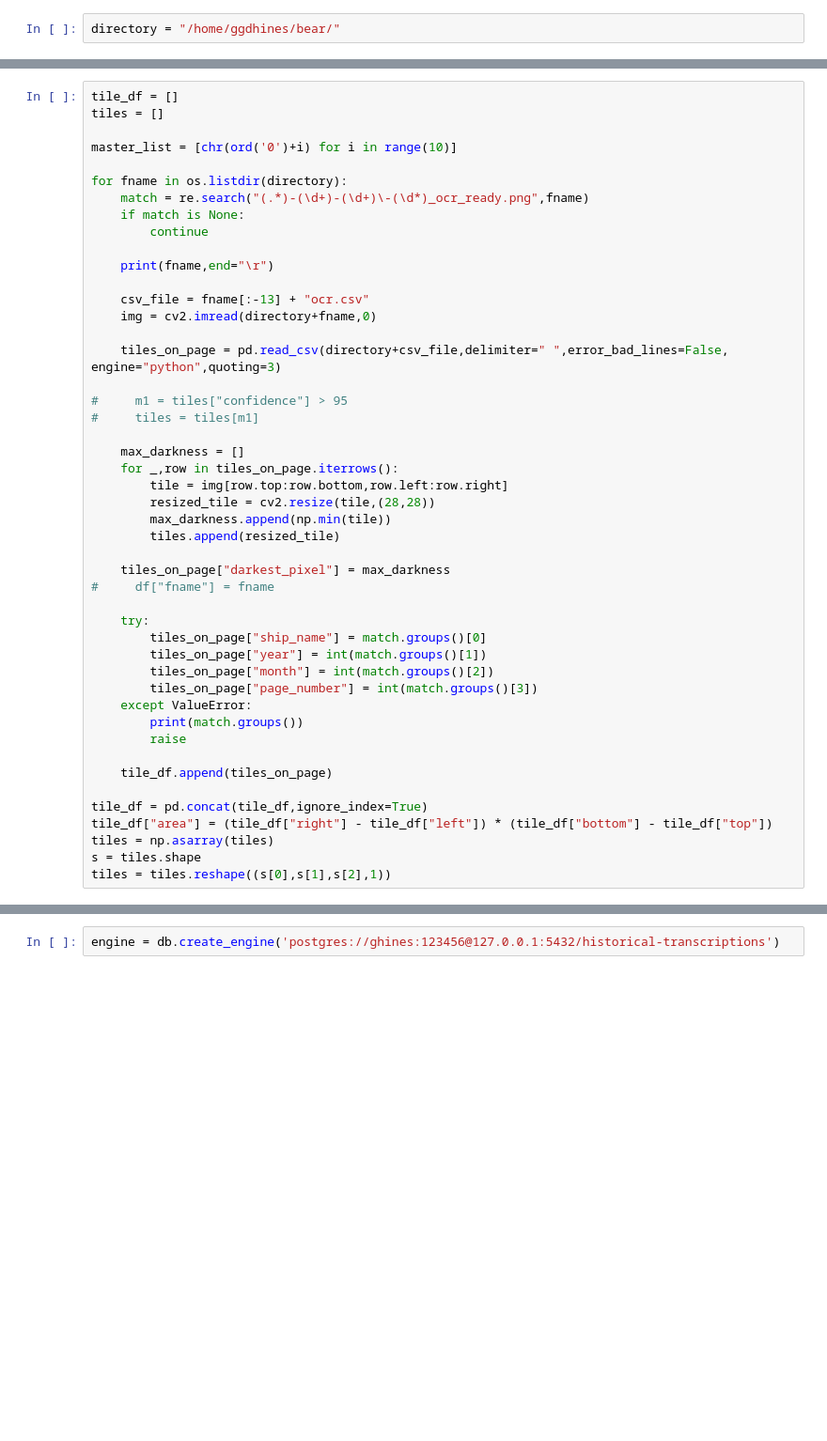
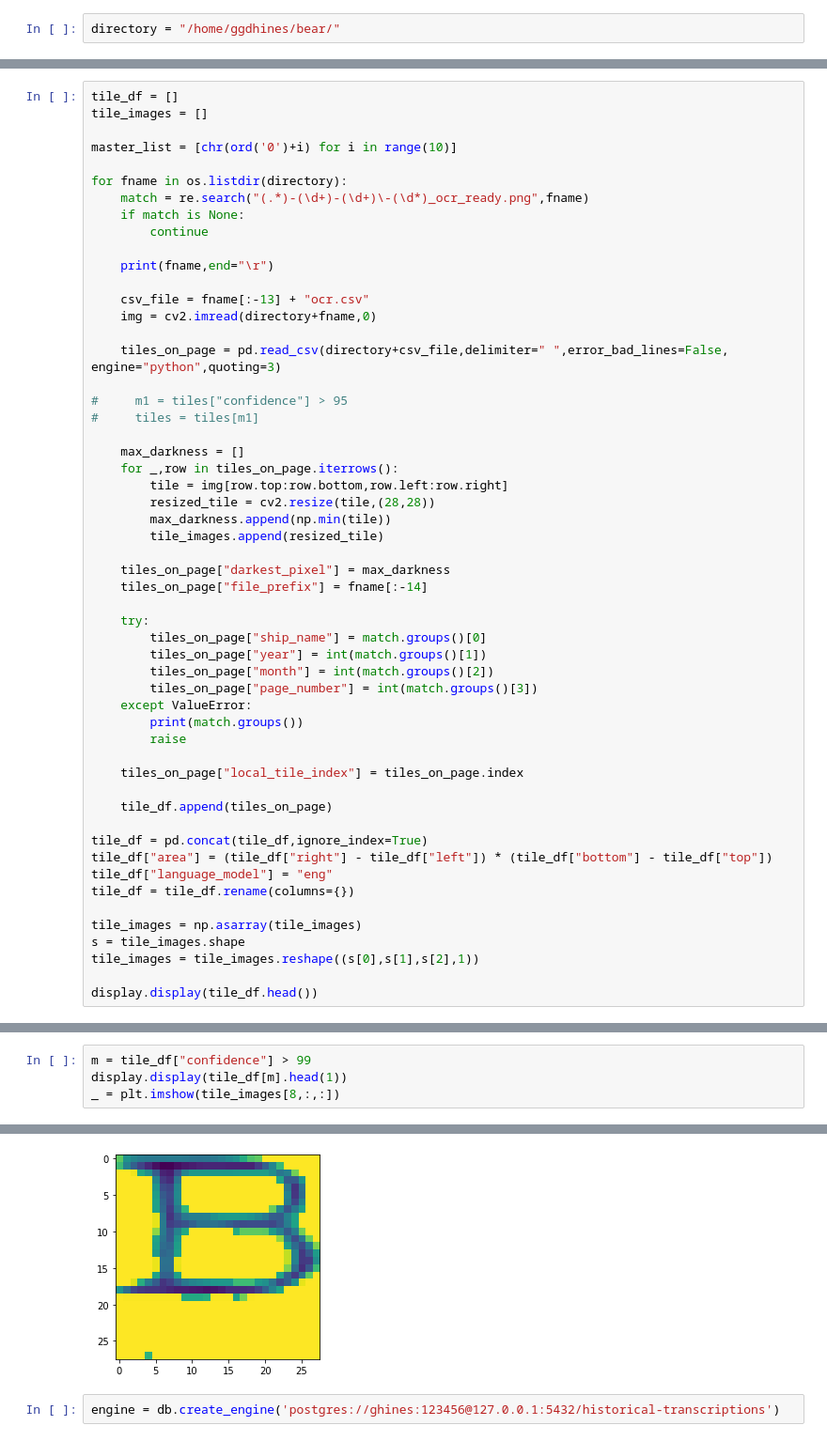
Before and after one commit to ggdhines/historical-transcriptions, a Jupyter notebook: notebooks/ocr followup.ipynb, the cells around one changed output, grey strips where cells are left out. Shown: that part at 94% size. Drawn from its saved outputs; the diff is of its cells as text; blank space fills up the shorter version.

```diff
--- a/notebooks/ocr followup.ipynb
+++ b/notebooks/ocr followup.ipynb
@@ -47,6 +41,6 @@ def plot_character(character_df,index):
 # %%
 tile_df = []
-tiles = []
+tile_images = []
 
 master_list = [chr(ord('0')+i) for i in range(10)]
 
@@ -70,10 +64,10 @@ for fname in os.listdir(directory):
         tile = img[row.top:row.bottom,row.left:row.right]
         resized_tile = cv2.resize(tile,(28,28))
         max_darkness.append(np.min(tile))
-        tiles.append(resized_tile)
+        tile_images.append(resized_tile)
 
     tiles_on_page["darkest_pixel"] = max_darkness
-#     df["fname"] = fname
+    tiles_on_page["file_prefix"] = fname[:-14]
 
     try:
         tiles_on_page["ship_name"] = match.groups()[0]
@@ -84,12 +78,19 @@ for fname in os.listdir(directory):
         print(match.groups())
         raise
 
+    tiles_on_page["local_tile_index"] = tiles_on_page.index
+
     tile_df.append(tiles_on_page)
 
 tile_df = pd.concat(tile_df,ignore_index=True)
 tile_df["area"] = (tile_df["right"] - tile_df["left"]) * (tile_df["bottom"] - tile_df["top"])
-tiles = np.asarray(tiles)
-s = tiles.shape
-tiles = tiles.reshape((s[0],s[1],s[2],1))
+tile_df["language_model"] = "eng"
+tile_df = tile_df.rename(columns={})
+
+tile_images = np.asarray(tile_images)
+s = tile_images.shape
+tile_images = tile_images.reshape((s[0],s[1],s[2],1))
+
+display.display(tile_df.head())
 # %% [output]
 Bear-AG-29-1940-01-49_ocr_ready.png
@@ -95,0 +105,5 @@ Bear-AG-29-1940-01-49_ocr_ready.png
+# %%
+m = tile_df["confidence"] > 99
+display.display(tile_df[m].head(1))
+_ = plt.imshow(tile_images[8,:,:])
+# %% [output]
@@ -96,2 +112,3 @@ Bear-AG-29-1940-01-49_ocr_ready.png
+[figure, added]
 # %%
 engine = db.create_engine('postgres://ghines:123456@127.0.0.1:5432/historical-transcriptions')
```
Also changed, not shown: parts of 45 cells of this notebook, 2 other files.
